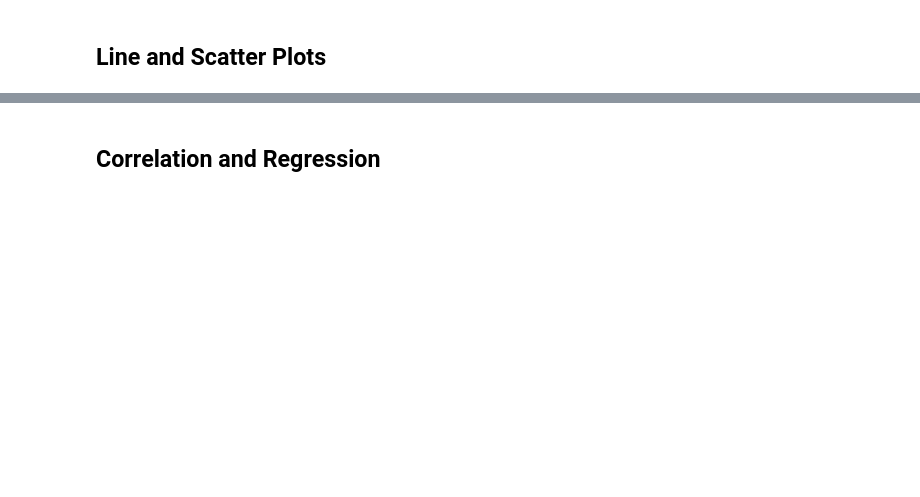
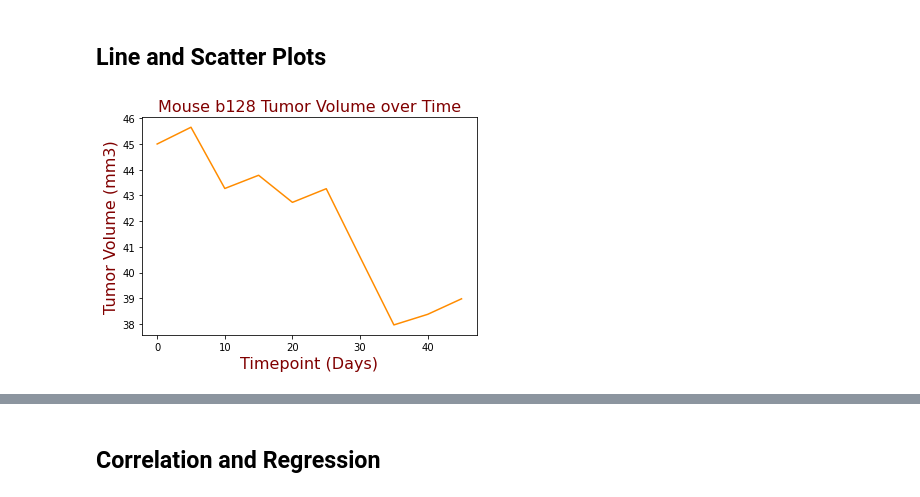
Before and after one commit to Lehmanc92/Matplotlib-Challenge, a Jupyter notebook: Pymaceuticals/pymaceuticals_starter.ipynb, the cells around one changed output, grey strips where cells are left out. Saved outputs shown, nothing was run; the diff lists cells and outputs as text; code cells hidden in the pictures; blank space fills up the shorter version.

```diff
--- a/Pymaceuticals/pymaceuticals_starter.ipynb
+++ b/Pymaceuticals/pymaceuticals_starter.ipynb
@@ -229,0 +284,16 @@ new_four_treatments
+# %%
+# Generate a line plot of tumor volume vs. time point for a mouse treated with Capomulin
+# b128
+
+b128 = full_data.loc[full_data['Mouse ID'] == 'b128']
+
+b128_times = b128['Timepoint']
+b128_tumor = b128['Tumor Volume (mm3)']
+
+plt.plot(b128_times, b128_tumor, color='darkorange')
+plt.xlabel('Timepoint (Days)', fontdict=font)
+plt.ylabel('Tumor Volume (mm3)', fontdict=font)
+plt.title('Mouse b128 Tumor Volume over Time', fontdict=font)
+plt.show()
+# %% [output]
+[figure, added]
```
Also changed, not shown: parts of 8 cells of this notebook.
